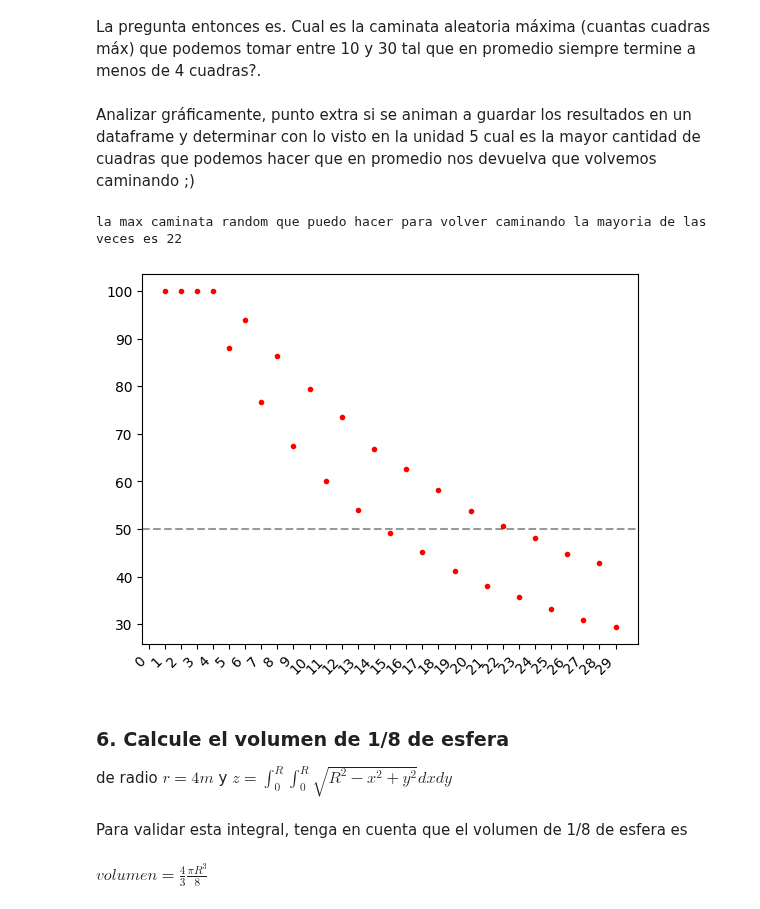
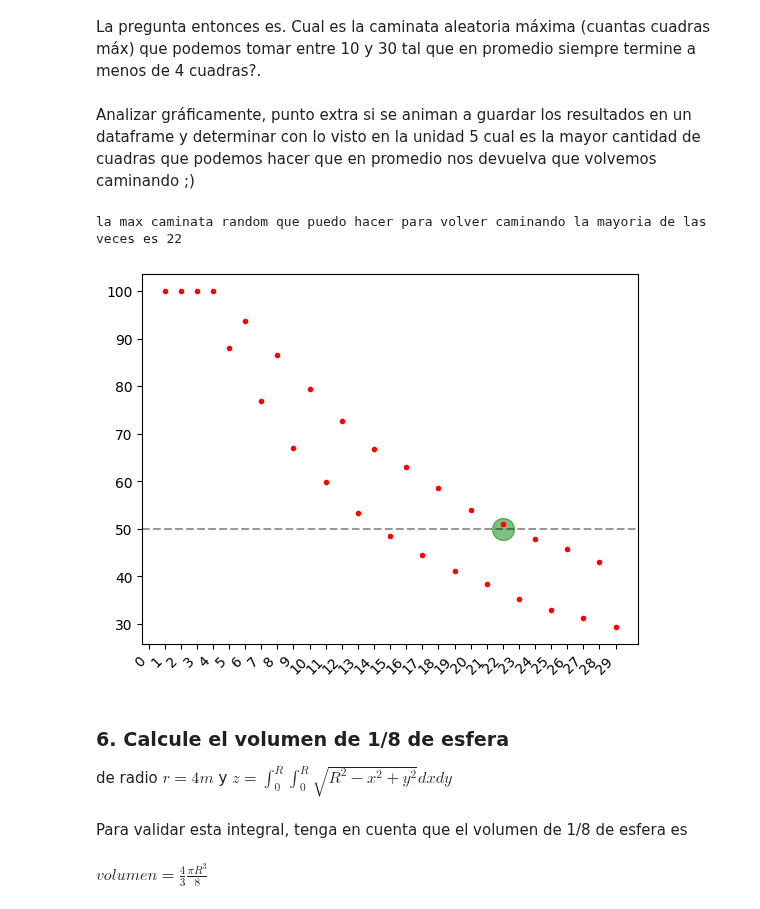
Before and after one commit to dai-dominikow/INSPT-Computacion-III, a Jupyter notebook: Trabajos Prácticos - Resoluciones/Unidad 7 - TP 5 - Simulaciones por Montecarlo.ipynb, the cells around one changed output. Saved outputs shown, nothing was run; the diff lists cells and outputs as text; code cells hidden in the pictures.

```diff
--- a/Trabajos Prácticos - Resoluciones/Unidad 7 - TP 5 - Simulaciones por Montecarlo.ipynb
+++ b/Trabajos Prácticos - Resoluciones/Unidad 7 - TP 5 - Simulaciones por Montecarlo.ipynb
@@ -178,34 +178,35 @@ def random_walk(n):
 
 N = 20000 #cuantas veces vamos a probar salir a caminar
 max = 30
 distancia_bondi = 4
 
 pasos_rw = np.arange(1,max,1)
 vuelvo_caminando = np.zeros(len(pasos_rw))
 
 for pasos in range(1, len(pasos_rw)+1):
     #caminatas que me dejan a menos de  4 cuadras
     no_bondi = 0
     for i in range(N):
         (x,y) = random_walk(pasos)
         distancia = abs(x) + abs(y)
         if distancia <= distancia_bondi:
             no_bondi +=1
     porc = float(no_bondi) / N
     #print(f'Caminata de {str(pasos)} pasos, % de veces que volvi a pata: {str(round(porc*100,2))}')
     vuelvo_caminando[pasos-1] = round(porc*100,2)
 
 plt.plot(pasos_rw,vuelvo_caminando,'.r')
 plt.xticks(ticks=np.arange(0,30,1),rotation=45, ha='right')
 plt.axhline(50, alpha = 0.4,ls='--',color='black' )
 
 df = pd.DataFrame({'cant_pasos':pasos_rw, 'porc_veces_camino':vuelvo_caminando})
 caminata_max = df.cant_pasos.loc[(df.porc_veces_camino >= 50)].max()
+plt.scatter(caminata_max,50.0,alpha = 0.5, s =250, color = 'green')
 print(f'la max caminata random que puedo hacer para volver caminando la mayoria de las veces es {caminata_max}')
 plt.show()
 # %% [output]
 la max caminata random que puedo hacer para volver caminando la mayoria de las veces es 22
-[figure, old version]
+[figure, new version]
 # %% [markdown]
 ### 6. Calcule el volumen de 1/8 de esfera
 de radio $r = 4m $ y $ z = \int_0^R \int_0^R \sqrt{R^{2}-x^{2}+y^{2}}dxdy $<br><br>
```
